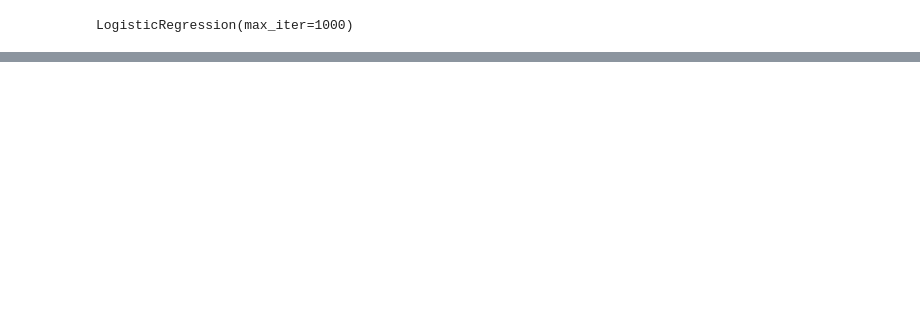
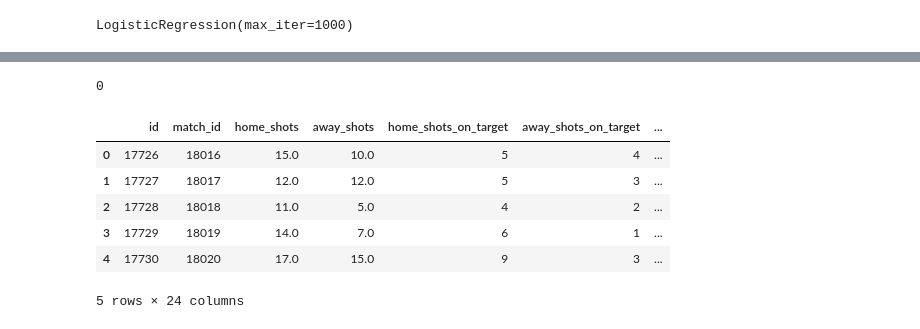
Before and after one commit to ArathMG7/Prediccion, a Jupyter notebook: backend/notebooks/eda.ipynb, the cells around one changed output, grey strips where cells are left out. Cells and saved outputs as stored; diff of their text form; code cells hidden in the pictures; blank space fills up the shorter version.

```diff
--- a/backend/notebooks/eda.ipynb
+++ b/backend/notebooks/eda.ipynb
@@ -1161,0 +1198,51 @@ Name: home_possession, dtype: float64
+# %%
+bad_stats_df = pd.read_sql(
+    bad_stats_query,
+    conn
+)
+len(bad_stats_df)
+# %% [output]
+0
+# %%
+stats_query = """
+SELECT
+    ms.*,
+
+    m.date,
+    m.home_team_id,
+    m.away_team_id,
+
+    m.home_goals,
+    m.away_goals,
+
+    m.status
+
+FROM match_statistics ms
+
+JOIN matches m
+ON ms.match_id = m.id
+
+WHERE
+    m.status IN (
+        'FT',
+        'AET',
+        'PEN'
+    )
+
+ORDER BY m.date
+"""
+# %%
+stats_df = pd.read_sql(
+    stats_query,
+    conn
+)
+# %%
+stats_df.head()
+# %% [output]
+|  | id | match_id | home_shots | away_shots | home_shots_on_target | away_shots_on_target | ... |
+| 0 | 17726 | 18016 | 15.0 | 10.0 | 5 | 4 | ... |
+| 1 | 17727 | 18017 | 12.0 | 12.0 | 5 | 3 | ... |
+| 2 | 17728 | 18018 | 11.0 | 5.0 | 4 | 2 | ... |
+| 3 | 17729 | 18019 | 14.0 | 7.0 | 6 | 1 | ... |
+| 4 | 17730 | 18020 | 17.0 | 15.0 | 9 | 3 | ... |
+5 rows × 24 columns
```
Also changed, not shown: parts of 45 cells of this notebook, 14 other files.
